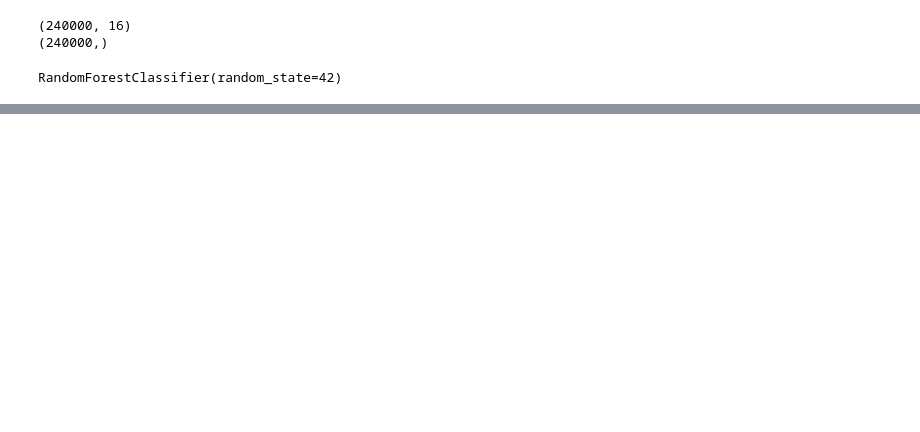
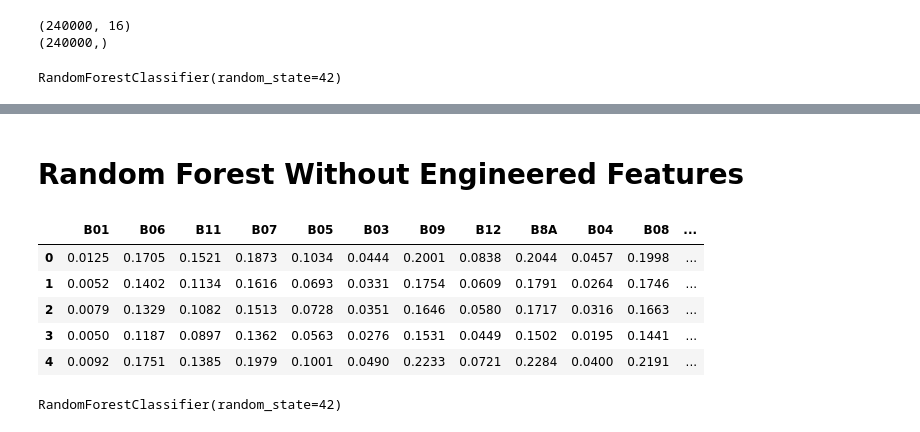
Before and after one commit to MudSnail/Land_Cover_Classification, a Jupyter notebook: Model_Example.ipynb, the cells around one changed output, grey strips where cells are left out. Cells and saved outputs as stored; diff of their text form; code cells hidden in the pictures; blank space fills up the shorter version.

```diff
--- a/Model_Example.ipynb
+++ b/Model_Example.ipynb
@@ -216,0 +223,15 @@ fig.tight_layout()
+# %% [markdown]
+# Random Forest Without Engineered Features
+# %%
+#Drop engineered features
+sample = sample.drop(['NDVI', 'Moisture', 'NDWI', 'NDSI'], axis = 1)
+
+#View dataframe
+sample.head()
+# %% [output]
+|  | B01 | B06 | B11 | B07 | B05 | B03 | B09 | B12 | B8A | B04 | B08 | ... |
+| 0 | 0.0125 | 0.1705 | 0.1521 | 0.1873 | 0.1034 | 0.0444 | 0.2001 | 0.0838 | 0.2044 | 0.0457 | 0.1998 | ... |
+| 1 | 0.0052 | 0.1402 | 0.1134 | 0.1616 | 0.0693 | 0.0331 | 0.1754 | 0.0609 | 0.1791 | 0.0264 | 0.1746 | ... |
+| 2 | 0.0079 | 0.1329 | 0.1082 | 0.1513 | 0.0728 | 0.0351 | 0.1646 | 0.0580 | 0.1717 | 0.0316 | 0.1663 | ... |
+| 3 | 0.0050 | 0.1187 | 0.0897 | 0.1362 | 0.0563 | 0.0276 | 0.1531 | 0.0449 | 0.1502 | 0.0195 | 0.1441 | ... |
+| 4 | 0.0092 | 0.1751 | 0.1385 | 0.1979 | 0.1001 | 0.0490 | 0.2233 | 0.0721 | 0.2284 | 0.0400 | 0.2191 | ... |
@@ -216,0 +248,8 @@ fig.tight_layout()
+# %%
+#Instantiate Random Forest
+rfc_2 = RandomForestClassifier(random_state=42)
+
+#Fit training data
+rfc_2.fit(X_train2, y_train2)
+# %% [output]
+RandomForestClassifier(random_state=42)
```
Also changed, not shown: parts of 14 cells of this notebook.
